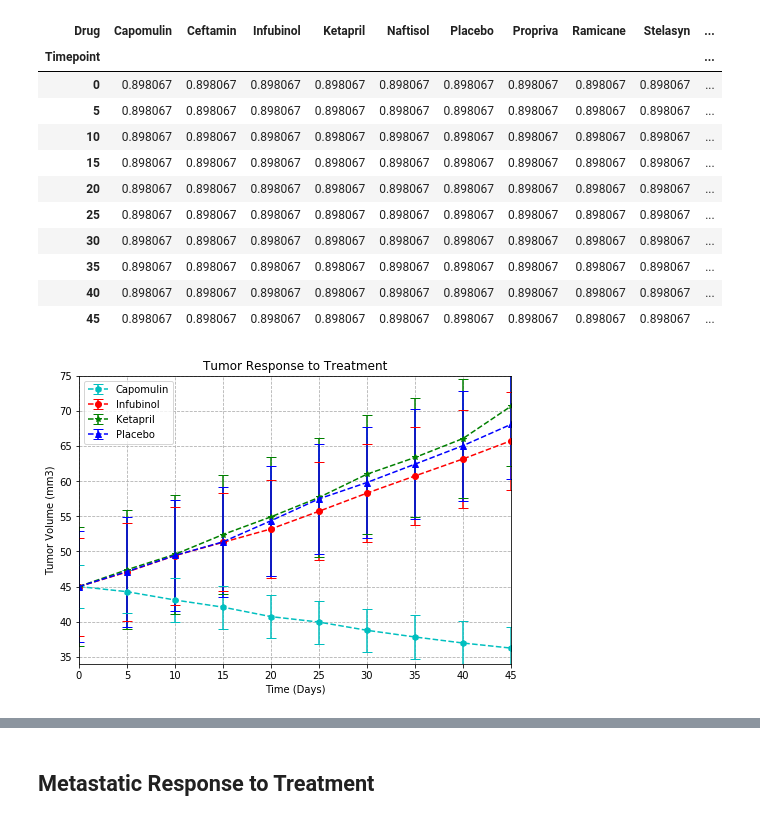
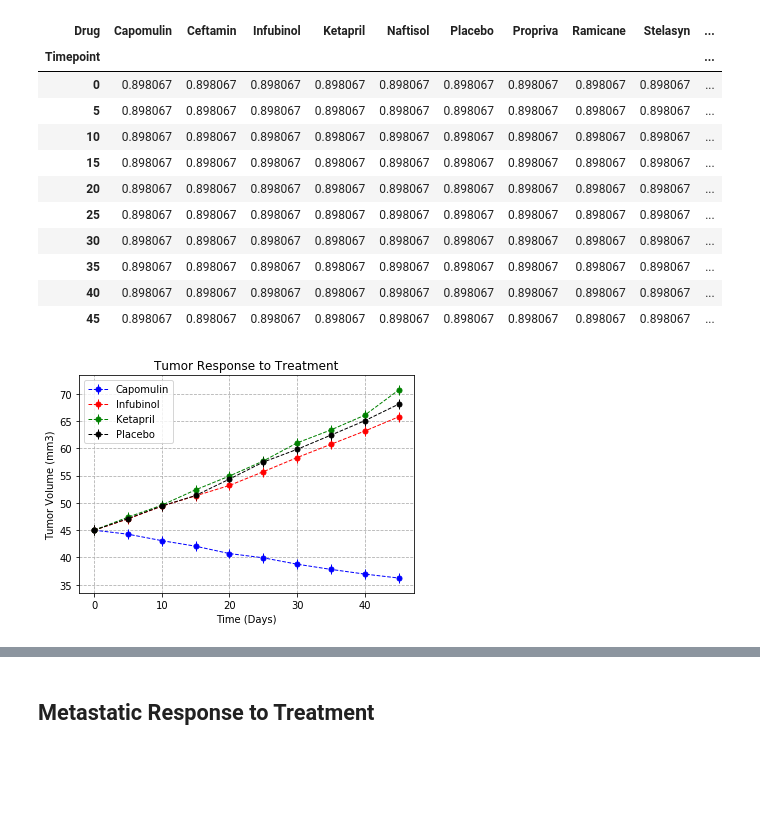
Before and after one commit to bshub6/matplotlib-challenge, a Jupyter notebook: pymaceuticals_starter.ipynb, the cells around one changed output, grey strips where cells are left out. Drawn from its saved outputs; the diff is of its cells as text; code cells hidden in the pictures; blank space fills up the shorter version.

```diff
--- a/pymaceuticals_starter.ipynb
+++ b/pymaceuticals_starter.ipynb
@@ -118,50 +118,39 @@ mean_tumor_sem_pivot
 | 35 | 0.898067 | 0.898067 | 0.898067 | 0.898067 | 0.898067 | 0.898067 | 0.898067 | 0.898067 | 0.898067 | ... |
 | 40 | 0.898067 | 0.898067 | 0.898067 | 0.898067 | 0.898067 | 0.898067 | 0.898067 | 0.898067 | 0.898067 | ... |
 | 45 | 0.898067 | 0.898067 | 0.898067 | 0.898067 | 0.898067 | 0.898067 | 0.898067 | 0.898067 | 0.898067 | ... |
-# %%
-# Generate the Plot (with Error Bars) #For loop
-fig = plt.figure()
-ax1 =fig.add_axes([0,0,1,1])
-
-#Plot lines for different drugs, ax = plt.subplots()
-Capomulin_std = timeline['Capomulin'].std()
-Infubinol_std = timeline['Infubinol'].std()
-Ketapril_std = timeline['Ketapril'].std()
-Placebo_std = timeline['Placebo'].std()
-
-Capomulin = plt.errorbar(timeline.index, timeline['Capomulin'], yerr=Capomulin_std, color='c', fmt='--h',
-    capsize=5, label = 'Capomulin')
-
-Infubinol = plt.errorbar(timeline.index, timeline['Infubinol'], yerr=Infubinol_std, color='r', fmt='--o',
-    capsize=5, label = 'Infubinol')
-
-Ketapril = plt.errorbar(timeline.index, timeline['Ketapril'], yerr=Ketapril_std, color='g', fmt='--*',
-    capsize=5, label = 'Ketapril')
-
-Placebo = plt.errorbar(timeline.index, timeline['Placebo'], yerr=Placebo_std, color='b', fmt='--^',
-    capsize=5, label = 'Placebo')
-
-#Add grid plot limits
-ax1.set_xlim(0,45)
-ax1.set_ylim(34,75)
-ax1.grid(linestyle='--')
-
-
-#Add labels
-ax1.legend (loc="Best")
-ax1.set_title("Tumor Response to Treatment")
-ax1.set_xlabel("Time (Days)")
-ax1.set_ylabel("Tumor Volume (mm3)")
-ax1.grid(linestyle='--')
-
-
-
-
-# Save the Figureline
-fig.savefig("TumorResponsetoTreatment.png")
-plt.show()
-# %% [output]
-[figure, removed]
+# %%
+# Generate the Plot (with Error Bars) #For loop
+
+
+plt.errorbar(mean_tumor_pivot.index, mean_tumor_pivot['Capomulin'], yerr=mean_tumor_sem_pivot['Capomulin'], color='b', marker='o',markersize=5, ls="dashed", linewidth=1)
+
+plt.errorbar(mean_tumor_pivot.index, mean_tumor_pivot['Infubinol'], yerr=mean_tumor_sem_pivot['Infubinol'], color='r', marker='o',markersize=5, ls="dashed", linewidth=1)
+
+
+plt.errorbar(mean_tumor_pivot.index, mean_tumor_pivot['Ketapril'], yerr=mean_tumor_sem_pivot['Ketapril'], color='g', marker='o',markersize=5, ls="dashed", linewidth=1)
+
+
+plt.errorbar(mean_tumor_pivot.index, mean_tumor_pivot['Placebo'], yerr=mean_tumor_sem_pivot['Placebo'], color='black', marker='o',markersize=5, ls="dashed", linewidth=1)
+
+
+
+
+
+#Add labels
+plt.legend(['Capomulin', 'Infubinol', 'Ketapril', 'Placebo'])
+plt.title("Tumor Response to Treatment")
+plt.xlabel("Time (Days)")
+plt.ylabel("Tumor Volume (mm3)")
+plt.grid(linestyle='--')
+
+
+
+
+# Save the Figureline
+plt.savefig("TumorResponsetoTreatment.png")
+plt.show()
+# %% [output]
+[figure, added]
 # %% [markdown]
 ![Tumor Response to Treatment](../Images/treatment.png)
 # %% [markdown]
```
Also changed, not shown: parts of 3 cells of this notebook.
